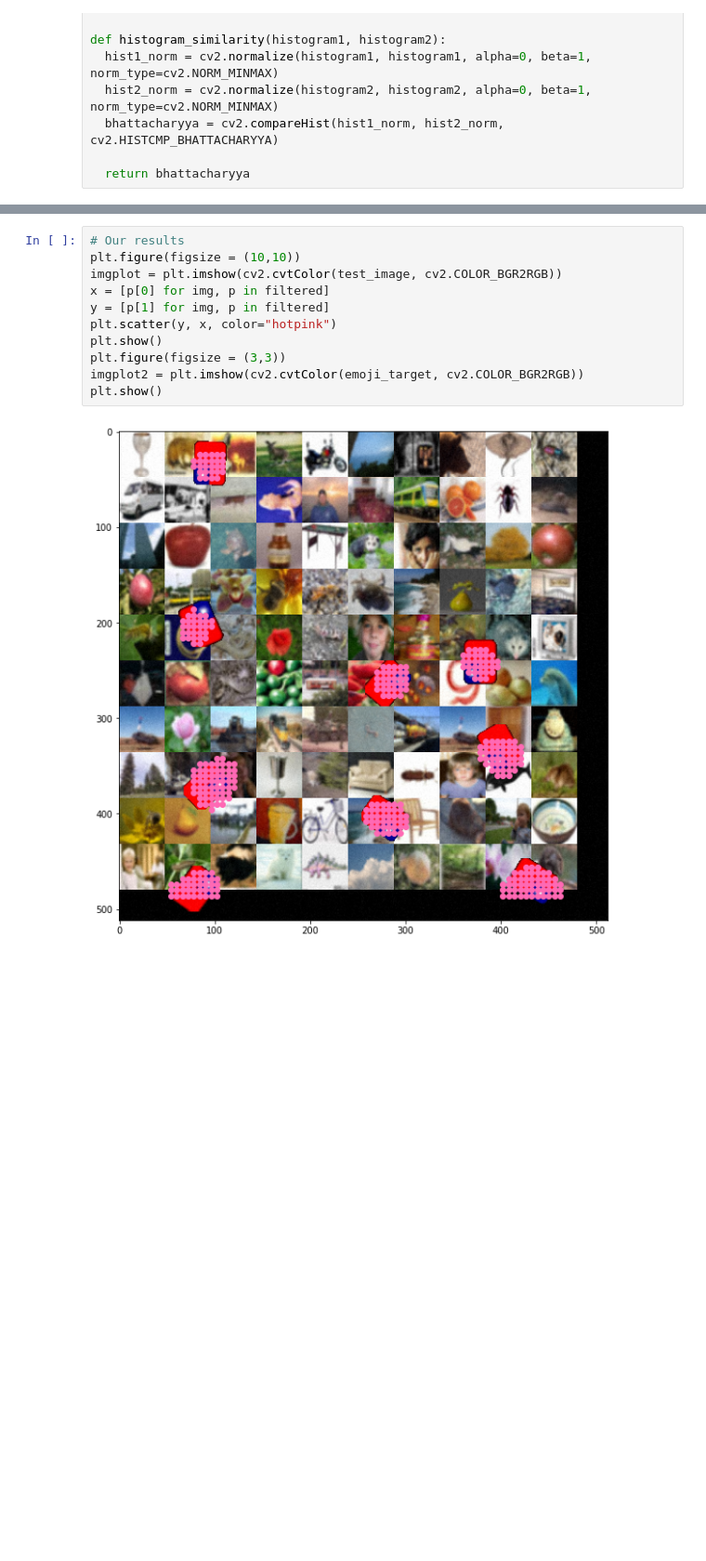
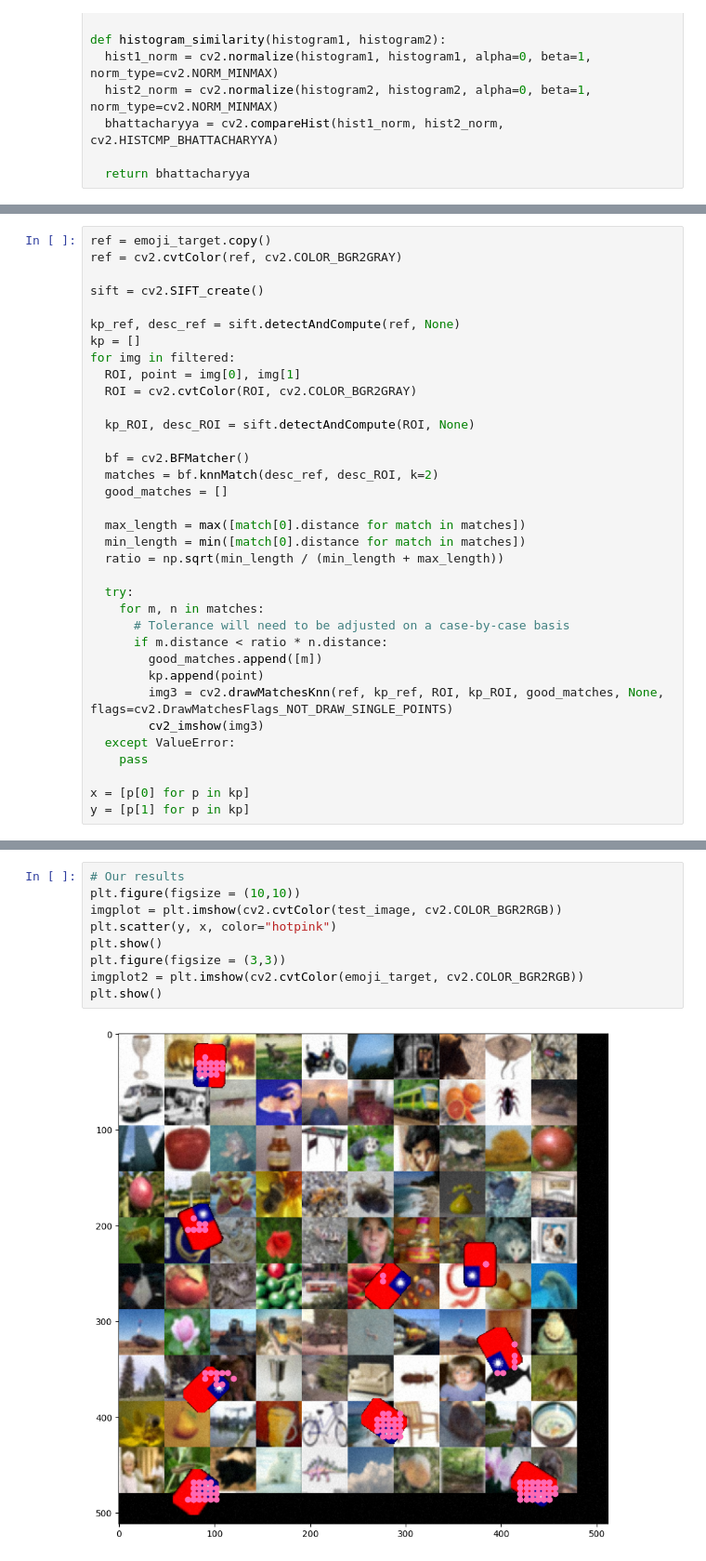
Before and after one commit to bhavanvir/emoji-hunt, a Jupyter notebook: ECE_471_Minimal_Project_Sample_2023.ipynb, the cells around one changed output, grey strips where cells are left out. Shown at 93% size. Saved outputs shown, nothing was run; the diff lists cells and outputs as text; blank space fills up the shorter version.

Commit message:
Now using SIFT to further filter matches found after Bhattacharyya.

```diff
--- a/ECE_471_Minimal_Project_Sample_2023.ipynb
+++ b/ECE_471_Minimal_Project_Sample_2023.ipynb
@@ -157,0 +157,35 @@ for i, score in enumerate(bhatts):
+# %%
+ref = emoji_target.copy()
+ref = cv2.cvtColor(ref, cv2.COLOR_BGR2GRAY)
+
+sift = cv2.SIFT_create()
+
+kp_ref, desc_ref = sift.detectAndCompute(ref, None)
+kp = []
+for img in filtered:
+  ROI, point = img[0], img[1]
+  ROI = cv2.cvtColor(ROI, cv2.COLOR_BGR2GRAY)
+
+  kp_ROI, desc_ROI = sift.detectAndCompute(ROI, None)
+
+  bf = cv2.BFMatcher()
+  matches = bf.knnMatch(desc_ref, desc_ROI, k=2)
+  good_matches = []
+
+  max_length = max([match[0].distance for match in matches])
+  min_length = min([match[0].distance for match in matches])
+  ratio = np.sqrt(min_length / (min_length + max_length))
+
+  try:
+    for m, n in matches:
+      # Tolerance will need to be adjusted on a case-by-case basis
+      if m.distance < ratio * n.distance:
+        good_matches.append([m])
+        kp.append(point)
+        img3 = cv2.drawMatchesKnn(ref, kp_ref, ROI, kp_ROI, good_matches, None, flags=cv2.DrawMatchesFlags_NOT_DRAW_SINGLE_POINTS)
+        cv2_imshow(img3)
+  except ValueError:
+    pass
+
+x = [p[0] for p in kp]
+y = [p[1] for p in kp]
@@ -158,13 +206,11 @@ for i, score in enumerate(bhatts):
 # %%
 # Our results
 plt.figure(figsize = (10,10))
 imgplot = plt.imshow(cv2.cvtColor(test_image, cv2.COLOR_BGR2RGB))
-x = [p[0] for img, p in filtered]
-y = [p[1] for img, p in filtered]
 plt.scatter(y, x, color="hotpink")
 plt.show()
 plt.figure(figsize = (3,3))
 imgplot2 = plt.imshow(cv2.cvtColor(emoji_target, cv2.COLOR_BGR2RGB))
 plt.show()
 # %% [output]
-[figure, old version]
+[figure, new version]
```
Also changed, not shown: parts of 5 cells of this notebook.
